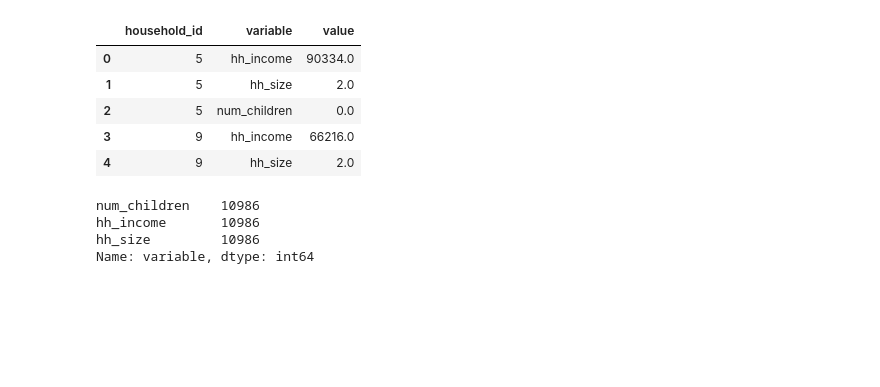
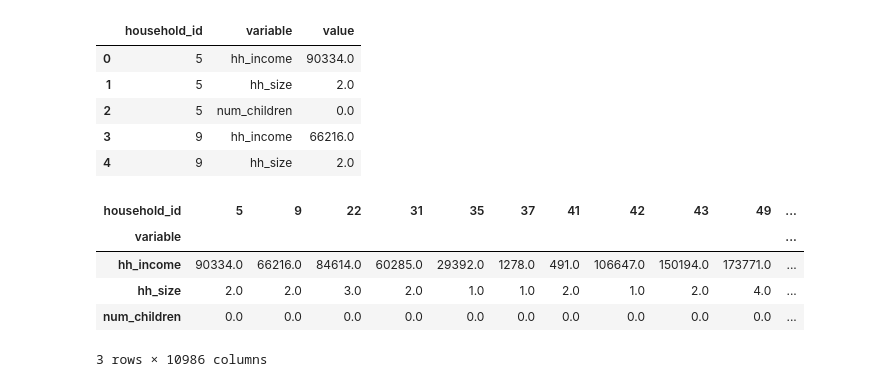
Before and after one commit to Lidetsal/Code_Practice, a Jupyter notebook: Alemu.ipynb, the cells around one changed output. Drawn from its saved outputs; the diff is of its cells as text; code cells hidden in the pictures; blank space fills up the shorter version.

```diff
--- a/Alemu.ipynb
+++ b/Alemu.ipynb
@@ -89,10 +91,15 @@ household.head()
 | 2 | 5 | num_children | 0.0 |
 | 3 | 9 | hh_income | 66216.0 |
 | 4 | 9 | hh_size | 2.0 |
-# %%
-household.variable.value_counts()
-# %% [output]
-num_children    10986
-hh_income       10986
-hh_size         10986
-Name: variable, dtype: int64
+# %%
+household = household.pivot(index='variable', columns='household_id', values='value')
+
+
+household
+# %% [output]
+| household_id | 5 | 9 | 22 | 31 | 35 | 37 | 41 | 42 | 43 | 49 | ... |
+| variable |  |  |  |  |  |  |  |  |  |  | ... |
+| hh_income | 90334.0 | 66216.0 | 84614.0 | 60285.0 | 29392.0 | 1278.0 | 491.0 | 106647.0 | 150194.0 | 173771.0 | ... |
+| hh_size | 2.0 | 2.0 | 3.0 | 2.0 | 1.0 | 1.0 | 2.0 | 1.0 | 2.0 | 4.0 | ... |
+| num_children | 0.0 | 0.0 | 0.0 | 0.0 | 0.0 | 0.0 | 0.0 | 0.0 | 0.0 | 0.0 | ... |
+3 rows × 10986 columns
```
Also changed, not shown: parts of 21 cells of this notebook, 1 other file.
